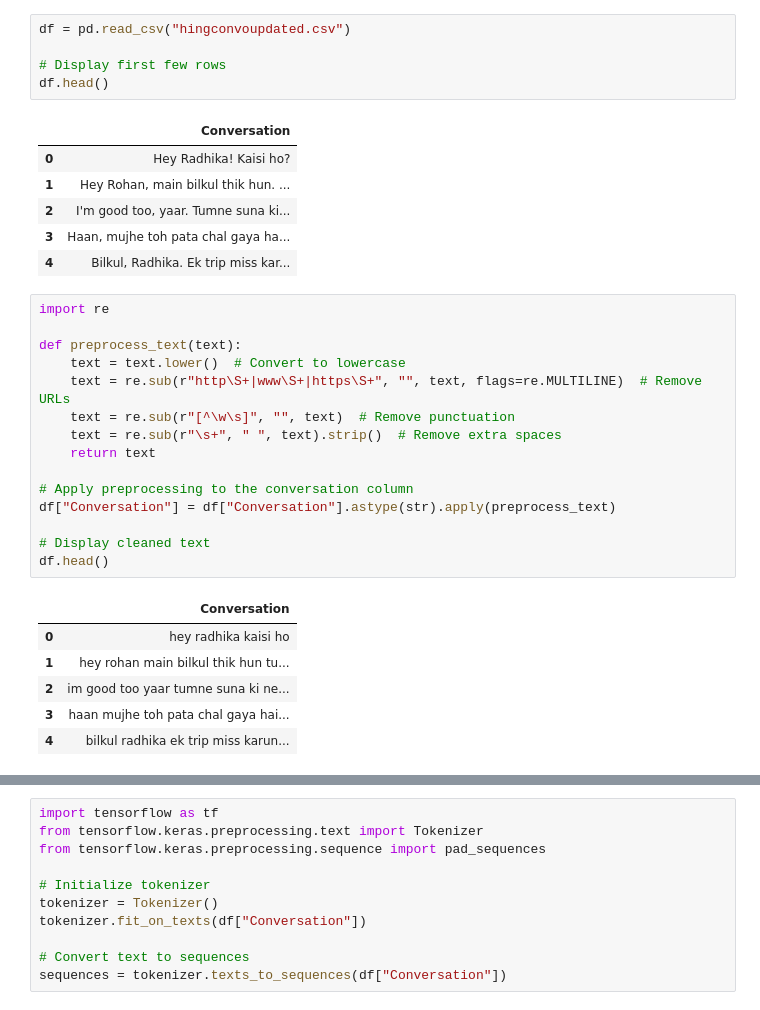
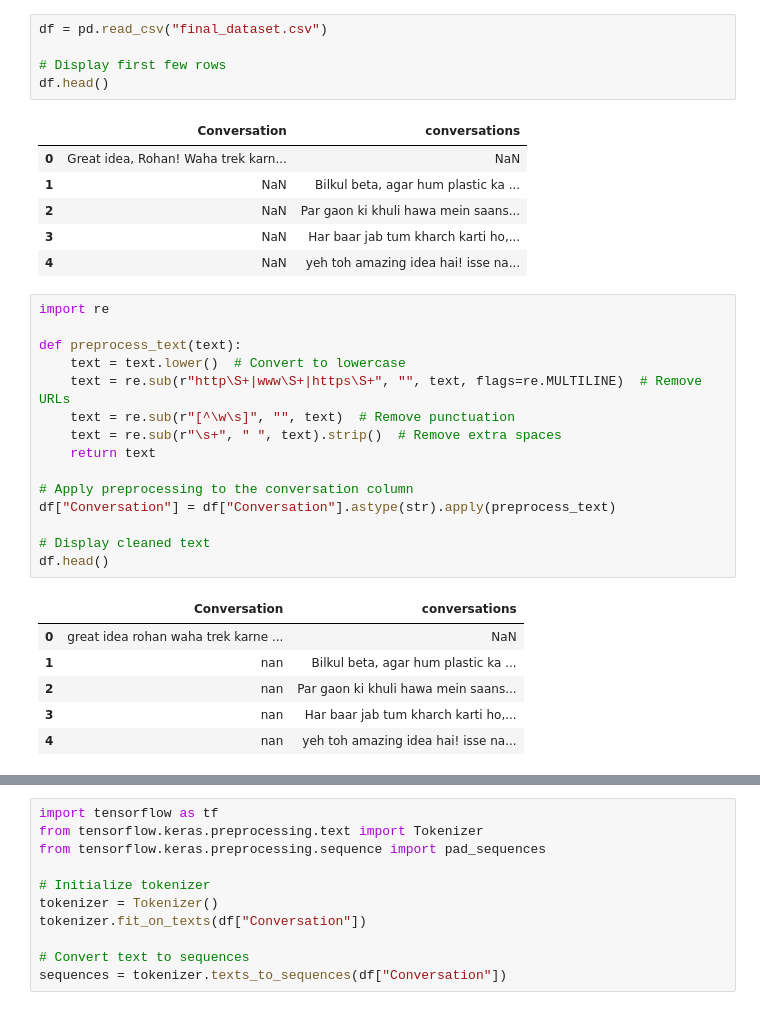
Before and after one commit to Deebh/Contextual-Word-Prediction, a Jupyter notebook: hieMP.ipynb, the cells around one changed output, grey strips where cells are left out. Saved outputs shown, nothing was run; the diff lists cells and outputs as text.

```diff
--- a/hieMP.ipynb
+++ b/hieMP.ipynb
@@ -28,15 +16,15 @@ I0000 00:00:1740901847.700711    5368 cuda_executor.cc:1015] successful NUMA nod
 # %%
-df = pd.read_csv("hingconvoupdated.csv")
+df = pd.read_csv("final_dataset.csv")
 
 # Display first few rows
 df.head()
 # %% [output]
-|  | Conversation |
-| 0 | Hey Radhika! Kaisi ho? |
-| 1 | Hey Rohan, main bilkul thik hun. ... |
-| 2 | I'm good too, yaar. Tumne suna ki... |
-| 3 | Haan, mujhe toh pata chal gaya ha... |
-| 4 | Bilkul, Radhika. Ek trip miss kar... |
+|  | Conversation | conversations |
+| 0 | Great idea, Rohan! Waha trek karn... | NaN |
+| 1 | NaN | Bilkul beta, agar hum plastic ka ... |
+| 2 | NaN | Par gaon ki khuli hawa mein saans... |
+| 3 | NaN | Har baar jab tum kharch karti ho,... |
+| 4 | NaN | yeh toh amazing idea hai! isse na... |
 # %%
 import re
 
@@ -53,12 +41,12 @@ df["Conversation"] = df["Conversation"].astype(str).apply(preprocess_text)
 # Display cleaned text
 df.head()
 # %% [output]
-|  | Conversation |
-| 0 | hey radhika kaisi ho |
-| 1 | hey rohan main bilkul thik hun tu... |
-| 2 | im good too yaar tumne suna ki ne... |
-| 3 | haan mujhe toh pata chal gaya hai... |
-| 4 | bilkul radhika ek trip miss karun... |
+|  | Conversation | conversations |
+| 0 | great idea rohan waha trek karne ... | NaN |
+| 1 | nan | Bilkul beta, agar hum plastic ka ... |
+| 2 | nan | Par gaon ki khuli hawa mein saans... |
+| 3 | nan | Har baar jab tum kharch karti ho,... |
+| 4 | nan | yeh toh amazing idea hai! isse na... |
 # %%
 #PREPROCESS
 import re
```
Also changed, not shown: parts of 18 cells of this notebook, 13 other files.
